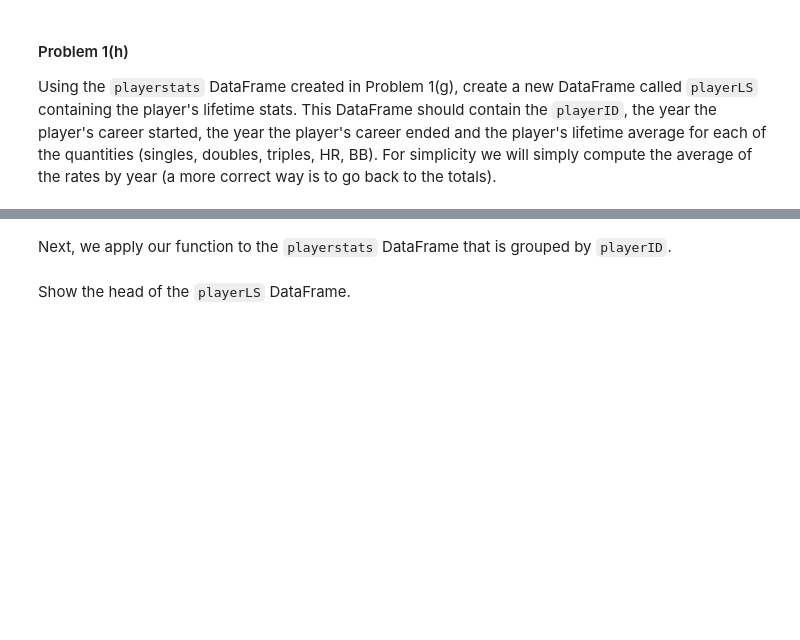
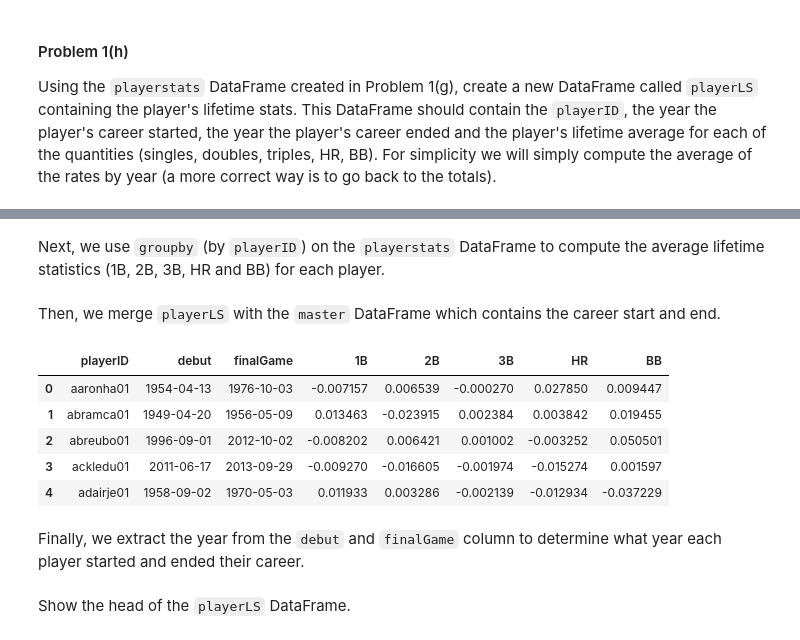
Before and after one commit to cs109/2014, a Jupyter notebook: homework-solutions/HW3-solutions.ipynb, the cells around one changed output, grey strips where cells are left out. Drawn from its saved outputs; the diff is of its cells as text; code cells hidden in the pictures; blank space fills up the shorter version.

```diff
--- a/homework-solutions/HW3-solutions.ipynb
+++ b/homework-solutions/HW3-solutions.ipynb
@@ -285,4 +289,18 @@ def meanNormalizePlayerLS(df):
-# %% [markdown]
-Next, we apply our function to the `playerstats` DataFrame that is grouped by `playerID`.
+# %% [markdown]
+Next, we use `groupby` (by `playerID`) on the `playerstats` DataFrame to compute the average lifetime statistics (1B, 2B, 3B, HR and BB) for each player.
 # %%
 playerLS = playerstats.groupby('playerID').apply(meanNormalizePlayerLS).reset_index()
+# %% [markdown]
+Then, we merge `playerLS` with the `master` DataFrame which contains the career start and end.
+# %%
+playerLS = master[["playerID","debut","finalGame"]].merge(playerLS, how='inner', on="playerID")
+playerLS.head()
+# %% [output]
+|  | playerID | debut | finalGame | 1B | 2B | 3B | HR | BB |
+| 0 | aaronha01 | 1954-04-13 | 1976-10-03 | -0.007157 | 0.006539 | -0.000270 | 0.027850 | 0.009447 |
+| 1 | abramca01 | 1949-04-20 | 1956-05-09 | 0.013463 | -0.023915 | 0.002384 | 0.003842 | 0.019455 |
+| 2 | abreubo01 | 1996-09-01 | 2012-10-02 | -0.008202 | 0.006421 | 0.001002 | -0.003252 | 0.050501 |
+| 3 | ackledu01 | 2011-06-17 | 2013-09-29 | -0.009270 | -0.016605 | -0.001974 | -0.015274 | 0.001597 |
+| 4 | adairje01 | 1958-09-02 | 1970-05-03 | 0.011933 | 0.003286 | -0.002139 | -0.012934 | -0.037229 |
+# %% [markdown]
+Finally, we extract the year from the `debut` and `finalGame` column to determine what year each player started and ended their career.
```
Also changed, not shown: parts of 35 cells of this notebook.
